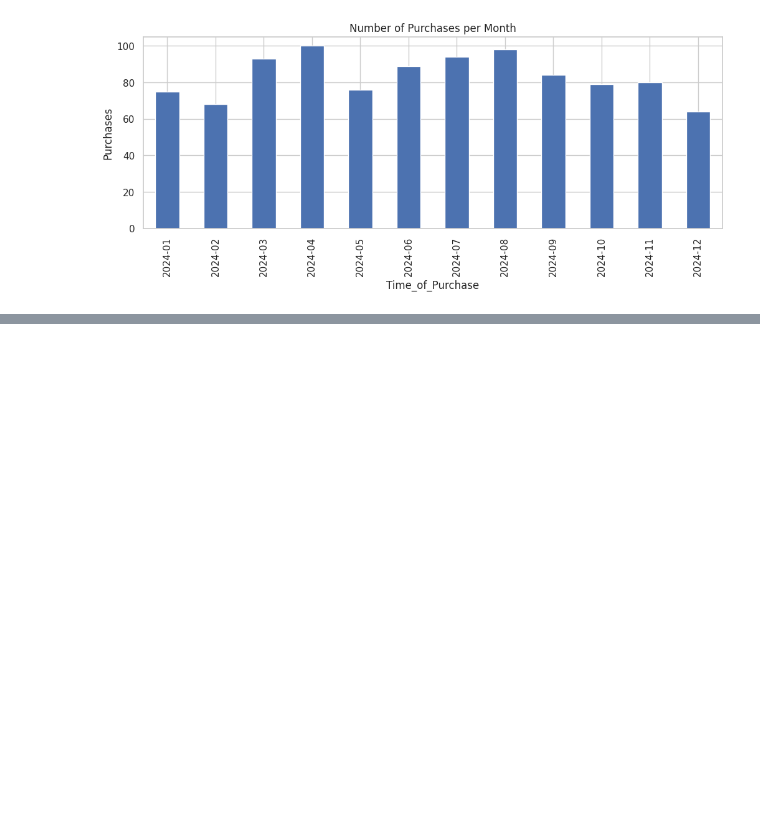
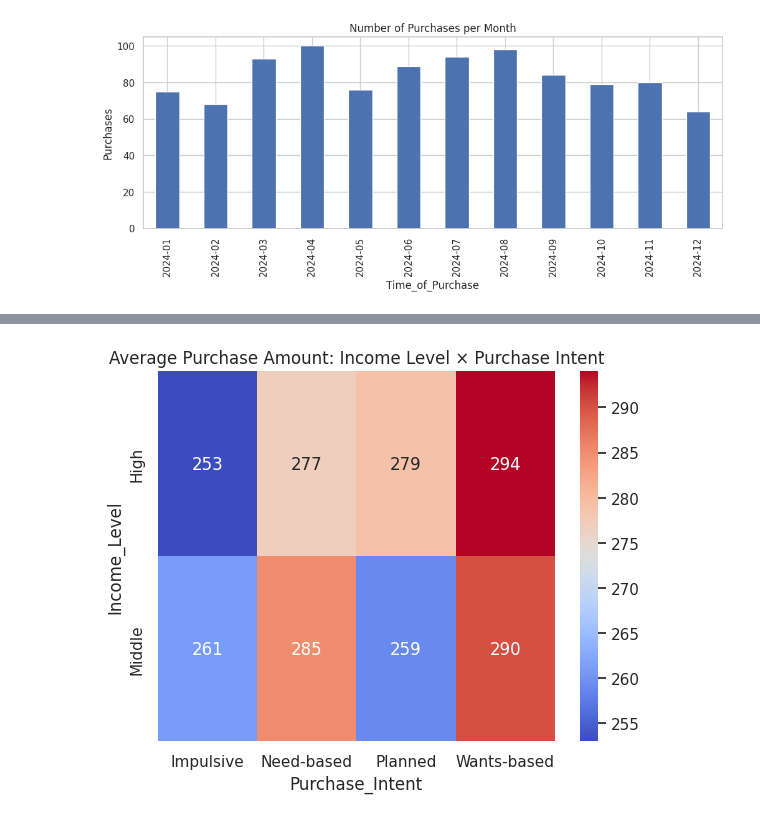
Before and after one commit to MuhammadRehan1111/Ecommerce-Customer-Analysis, a Jupyter notebook: E_Commerce_Customer_.ipynb, the cells around one changed output, grey strips where cells are left out. Saved outputs shown, nothing was run; the diff lists cells and outputs as text; code cells hidden in the pictures; blank space fills up the shorter version.

```diff
--- a/E_Commerce_Customer_.ipynb
+++ b/E_Commerce_Customer_.ipynb
@@ -632,0 +646,4 @@ df.groupby(df["Time_of_Purchase"].dt.to_period("M")).size().plot(kind="bar", fig
+# %%
+sns.heatmap(df.pivot_table(index="Income_Level", columns="Purchase_Intent", values="Purchase_Amount", aggfunc="mean").round(0), annot=True, fmt=".0f", cmap="coolwarm"); plt.title("Average Purchase Amount: Income Level × Purchase Intent"); plt.show()
+# %% [output]
+[figure, added]
```
Also changed, not shown: parts of 5 cells of this notebook.
